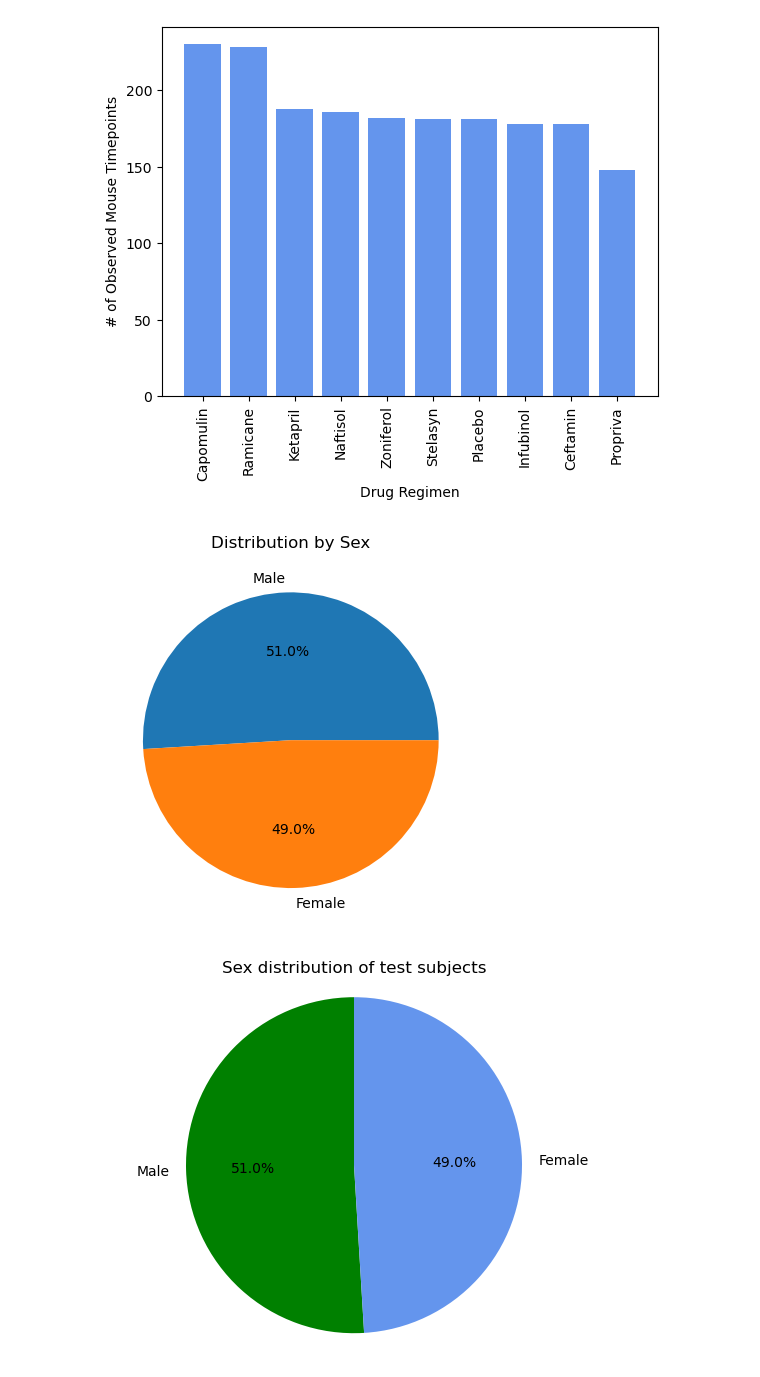
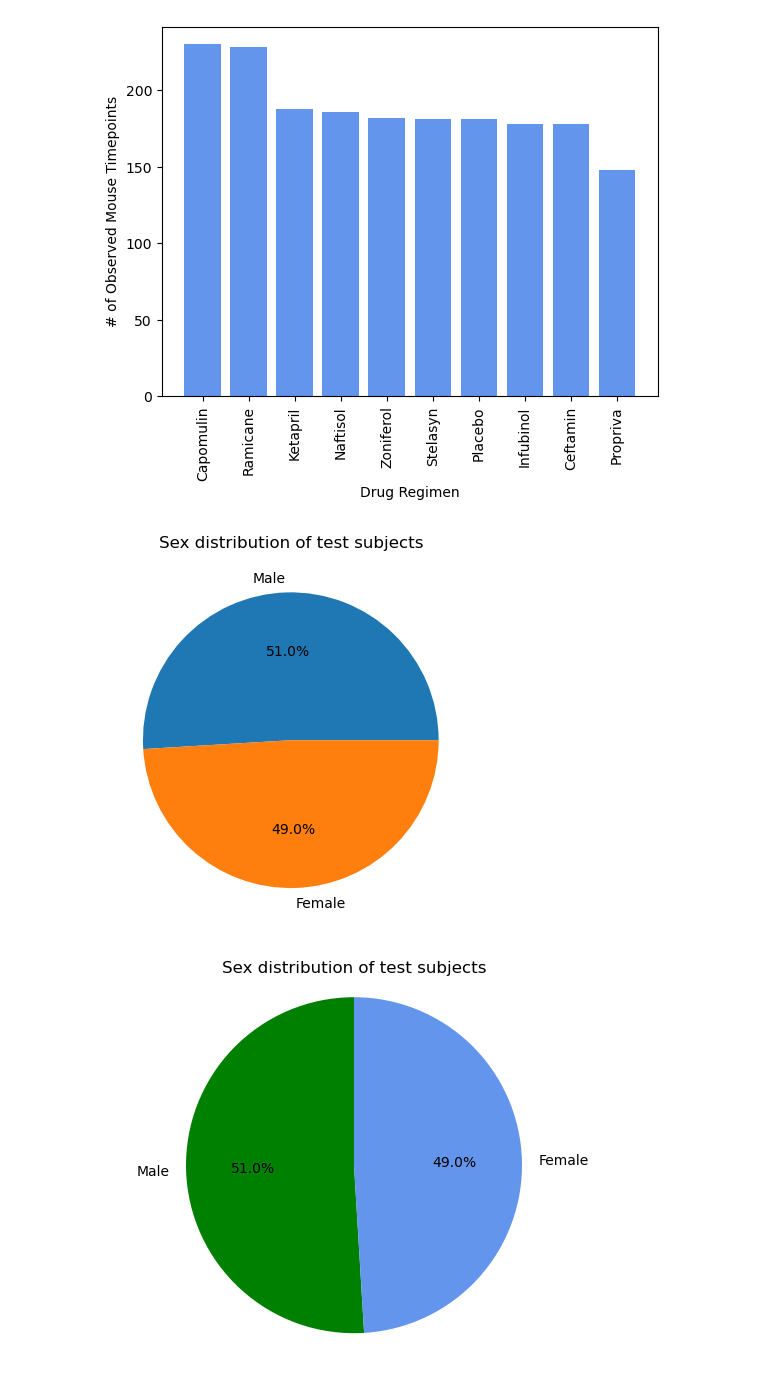
Before and after one commit to lucindanora/pymaceuticals_challenge, a Jupyter notebook: Pymaceuticals/pymaceuticals_final.ipynb, the cells around one changed output. Saved outputs shown, nothing was run; the diff lists cells and outputs as text; code cells hidden in the pictures.

```diff
--- a/Pymaceuticals/pymaceuticals_lucinda.ipynb
+++ b/Pymaceuticals/pymaceuticals_final.ipynb
@@ -183,16 +183,15 @@ plt.show()
 [figure]
 # %%
 # Generate a pie plot showing the distribution of female versus male mice using Pandas
+
 gender = clean_mouse_study_df["Sex"].value_counts()
+gender_labels = gender.index
 
-size = mice_gender
-gender_labels = ['Male','Female']
-type(mice_gender)
-
-mice_gender.plot.pie(labels=gender_labels, autopct='%1.1f%%', title='Distribution by Sex', ylabel='')
+gender.plot.pie(labels=gender_labels, autopct='%1.1f%%', title='Sex distribution of test subjects', ylabel='')
 plt.show()
+plt.show()
 # %% [output]
-[figure, old version]
+[figure, new version]
 # %%
 # Generate a pie plot showing the distribution of female versus male mice using pyplot
 custom_colors=['green','cornflowerblue']
```
